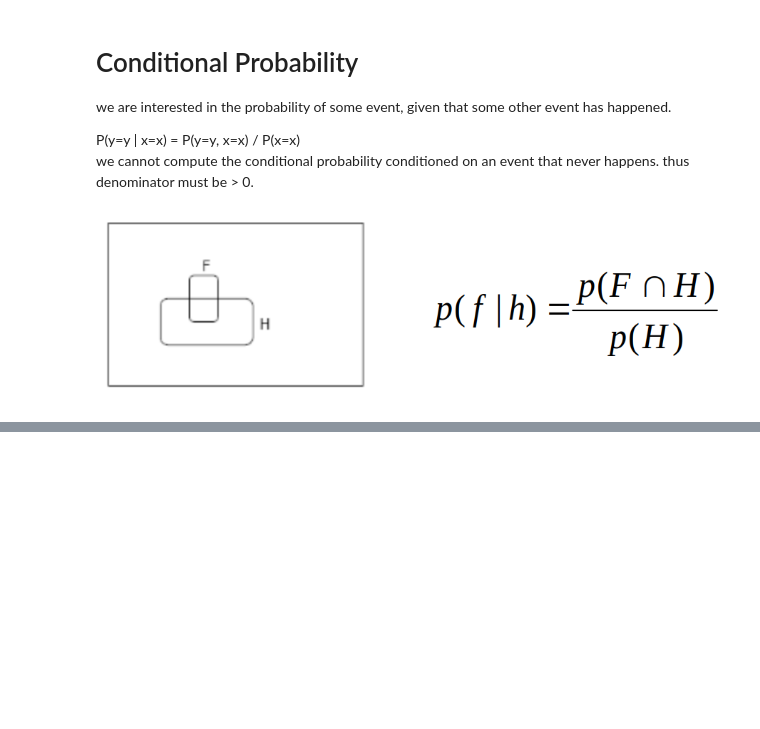
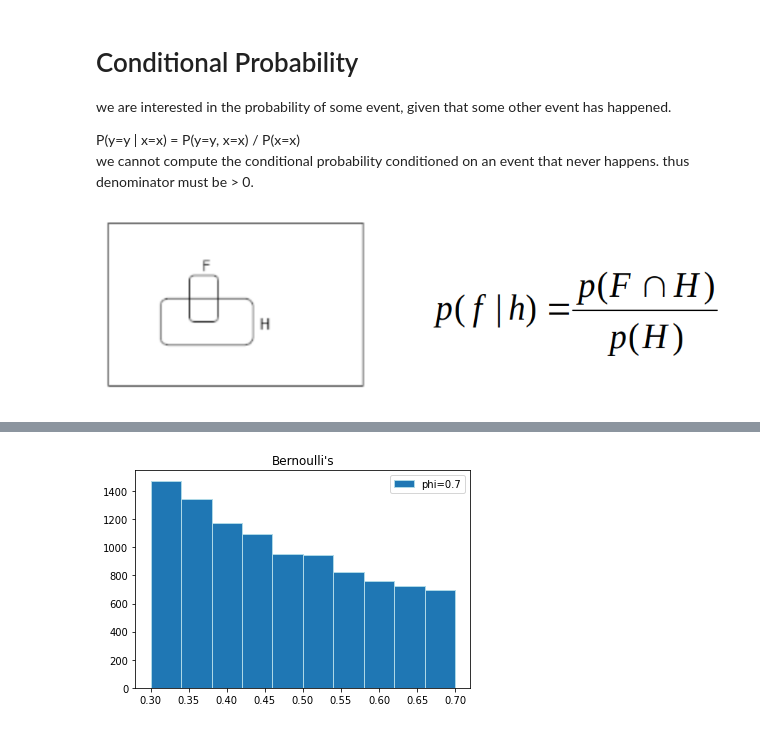
Before and after one commit to tanveer-sayyed/Experiments, a Jupyter notebook: basics/probabilityAndInformationTheory.ipynb, the cells around one changed output, grey strips where cells are left out. Drawn from its saved outputs; the diff is of its cells as text; code cells hidden in the pictures; blank space fills up the shorter version.

```diff
--- a/basics/probabilityAndInformationTheory.ipynb
+++ b/basics/probabilityAndInformationTheory.ipynb
@@ -119,0 +203,12 @@ for above example the sequence is : P(c, b, a)
+# %%
+from numpy import arange
+from matplotlib import pyplot as plt
+
+# phi is probability of occurance
+bernoulli_7 = lambda x: 0.7**x * (1-0.7)**(1-x)
+plt.hist([bernoulli_7(x) for x in np.random.rand(10000)], label="phi=0.7", edgecolor="lightblue")
+plt.legend(loc="upper right")
+plt.title("Bernoulli's")
+plt.show()
+# %% [output]
+[figure, added]
```
Also changed, not shown: parts of 15 cells of this notebook.
